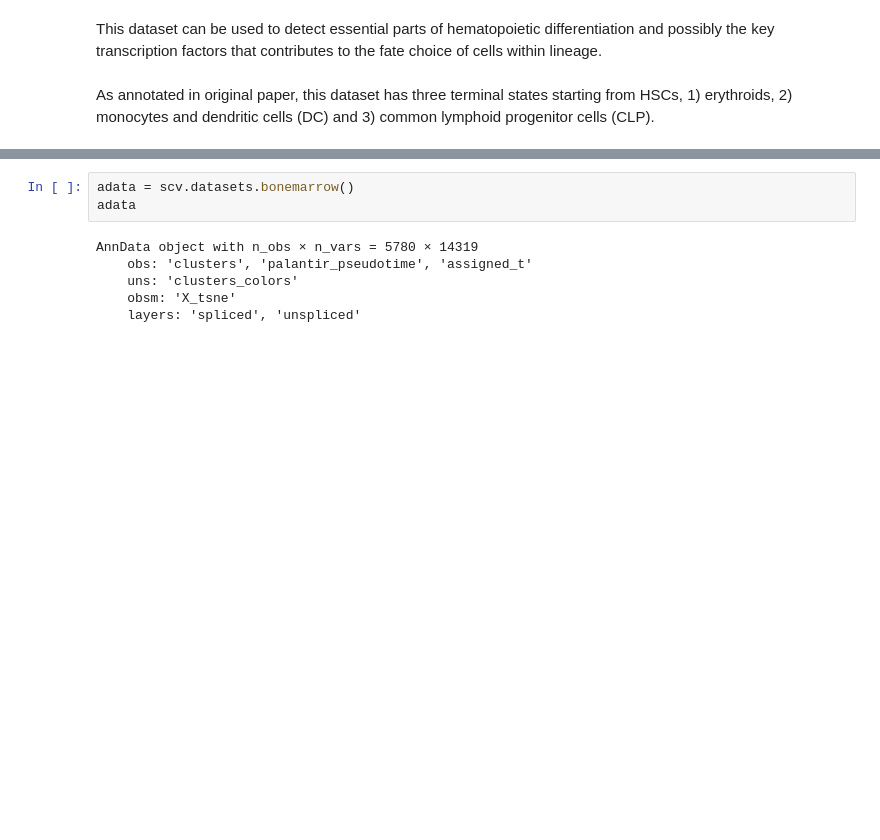
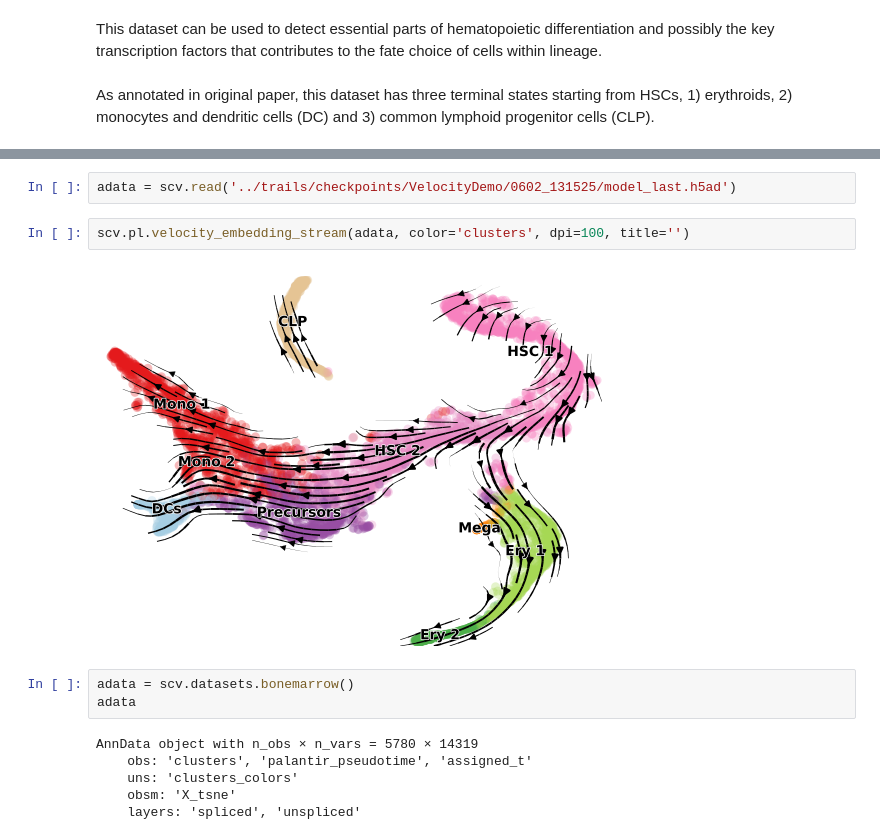
Before and after one commit to StatBiomed/CRAK-Velo, a Jupyter notebook: notebooks/BoneMarrow.ipynb, the cells around one changed output, grey strips where cells are left out. Saved outputs shown, nothing was run; the diff lists cells and outputs as text; blank space fills up the shorter version.

```diff
--- a/notebooks/BoneMarrow.ipynb
+++ b/notebooks/BoneMarrow.ipynb
@@ -16,3 +19,9 @@ import unitvelo as utv
+# %%
+adata = scv.read('../trails/checkpoints/VelocityDemo/0602_131525/model_last.h5ad')
+# %%
+scv.pl.velocity_embedding_stream(adata, color='clusters', dpi=100, title='')
+# %% [output]
+[figure, added]
 # %%
 adata = scv.datasets.bonemarrow()
 adata
```
Also changed, not shown: parts of 10 cells of this notebook, 25 other files.
